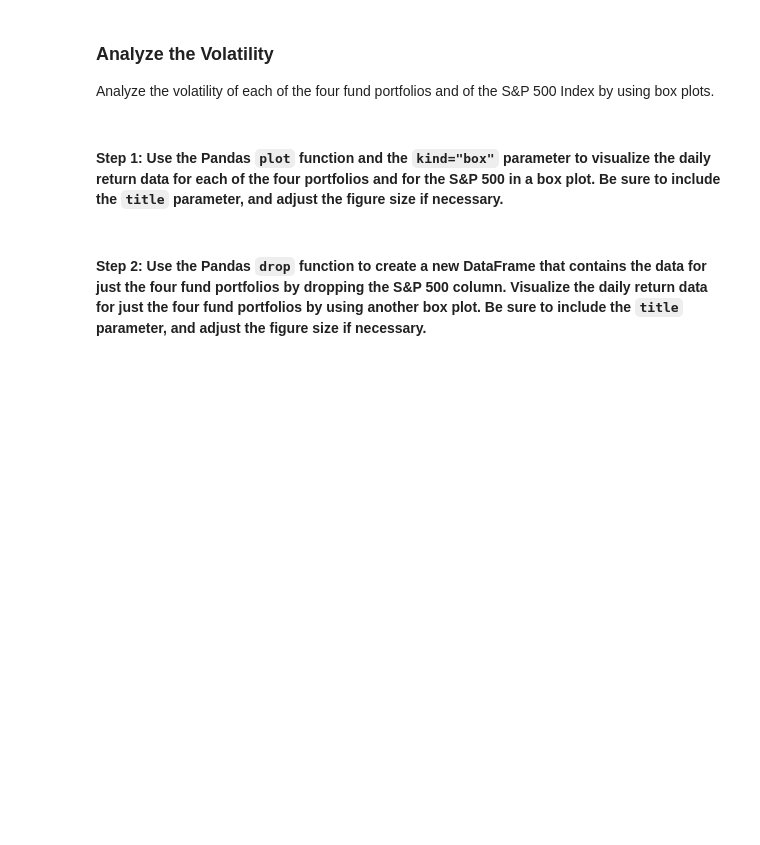
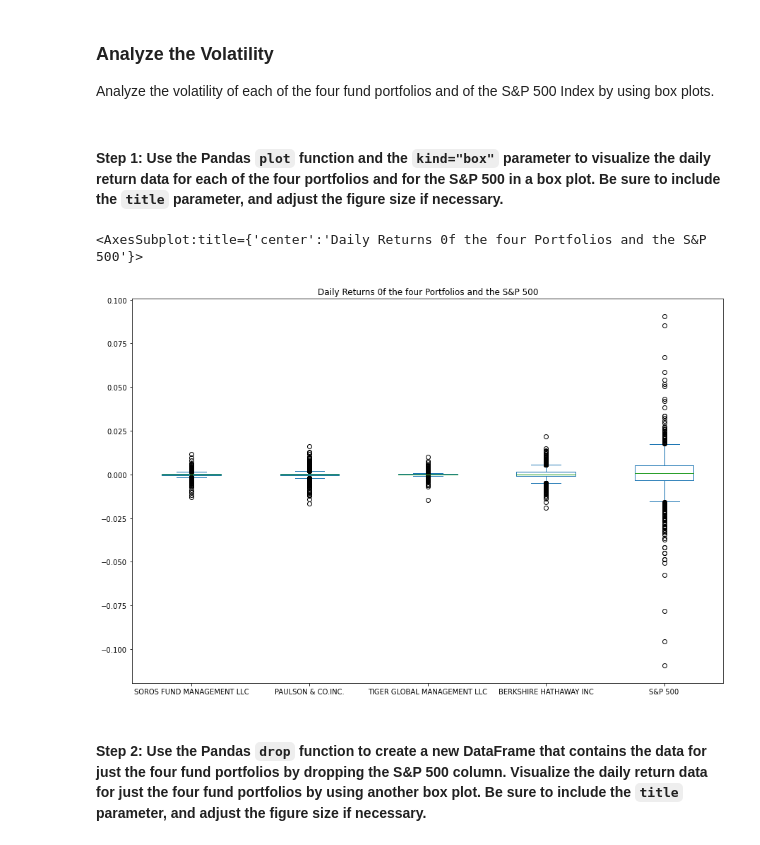
Before and after one commit to sidbetatester/market_risk_analyser, a Jupyter notebook: risk_return_analysis.ipynb, the cells around one changed output. Saved outputs shown, nothing was run; the diff lists cells and outputs as text; code cells hidden in the pictures; blank space fills up the shorter version.

```diff
--- a/risk_return_analysis.ipynb
+++ b/risk_return_analysis.ipynb
@@ -236,6 +236,10 @@ Analyze the volatility of each of the four fund portfolios and of the S&P 500 In
 # %%
 # Use the daily return data to create box plots to visualize the volatility of the 4 funds and the S&P 500
 # Include a title parameter and adjust the figure size
 # YOUR CODE HERE
+whale_navs_daily_returns_df.plot(kind='box',figsize = (15,10), title = "Daily Returns 0f the four Portfolios and the S&P 500")
+# %% [output]
+<AxesSubplot:title={'center':'Daily Returns 0f the four Portfolios and the S&P 500'}>
+[figure, added]
 # %% [markdown]
 #### Step 2: Use the Pandas `drop` function to create a new DataFrame that contains the data for just the four fund portfolios by dropping the S&P 500 column. Visualize the daily return data for just the four fund portfolios by using another box plot. Be sure to include the `title` parameter, and adjust the figure size if necessary.
```
Also changed, not shown: parts of 3 cells of this notebook.
